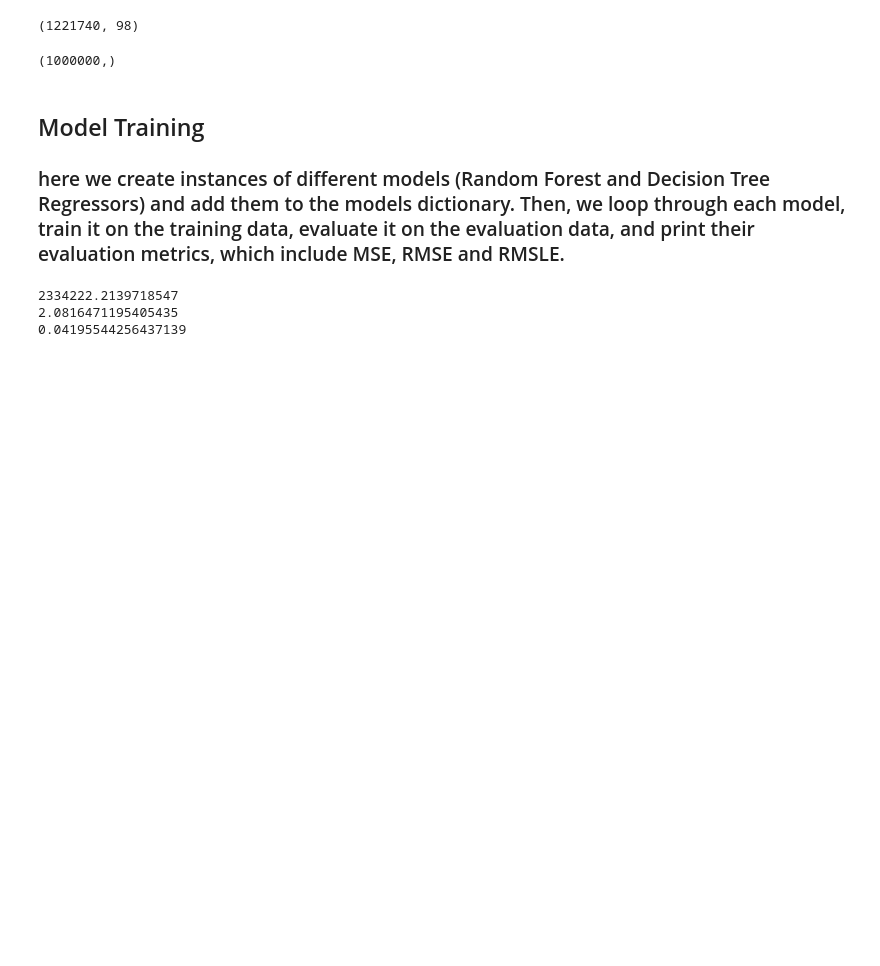
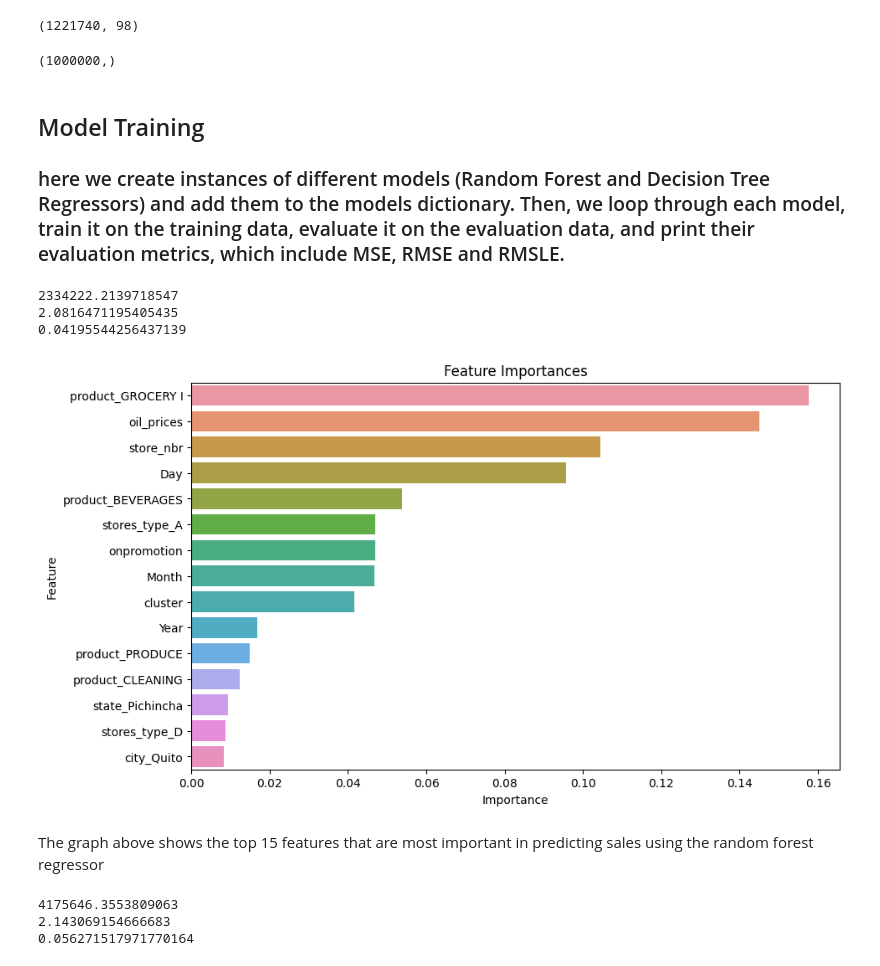
Before and after one commit to phinmaiyo/Regression-Model, a Jupyter notebook: forecasting.ipynb, the cells around one changed output. Saved outputs shown, nothing was run; the diff lists cells and outputs as text; code cells hidden in the pictures; blank space fills up the shorter version.

```diff
--- a/forecasting.ipynb
+++ b/forecasting.ipynb
@@ -2204,11 +2202,34 @@ rf_importance=rf.feature_importances
+# %%
+rf_importance=rf.feature_importances_
+# Create a DataFrame to store feature names and their importances
+feature_importance_df = pd.DataFrame({'Feature': X_train.columns, 'Importance': rf_importance})
+
+# Sort the DataFrame by importance
+feature_importance_df = feature_importance_df.sort_values(by='Importance', ascending=False).head(15)
+
+# Create a bar plot
+plt.figure(figsize=(10, 6))
+sns.barplot(x='Importance', y='Feature', data=feature_importance_df)
+plt.title('Feature Importances')
+plt.xlabel('Importance')
+plt.ylabel('Feature')
+plt.show()
+# %% [output]
+[figure, added]
+# %% [markdown]
+The graph above shows the top 15 features that are most important in predicting sales using the random forest regressor
 # %%
 # Create an instance of the Decision Trees
-dt= RandomForestRegressor(random_state=42)
-rf.fit(X_train,y_train)
-rf_pred=rf.predict(X_eval)
-mse= mean_squared_error(y_eval, rf_pred)
+dt= DecisionTreeRegressor(random_state=42)
+dt.fit(X_train,y_train)
+dt_pred=dt.predict(X_eval)
+mse= mean_squared_error(y_eval, dt_pred)
 rmse= mse**.05
-rmsle= np.sqrt(mean_squared_log_error(y_eval, rf_pred))
+rmsle= np.sqrt(mean_squared_log_error(y_eval, dt_pred))
 print(mse)
 print(rmse)
 print(rmsle)
+# %% [output]
+4175646.3553809063
+2.143069154666683
+0.056271517971770164
```
Also changed, not shown: parts of 2 cells of this notebook.
